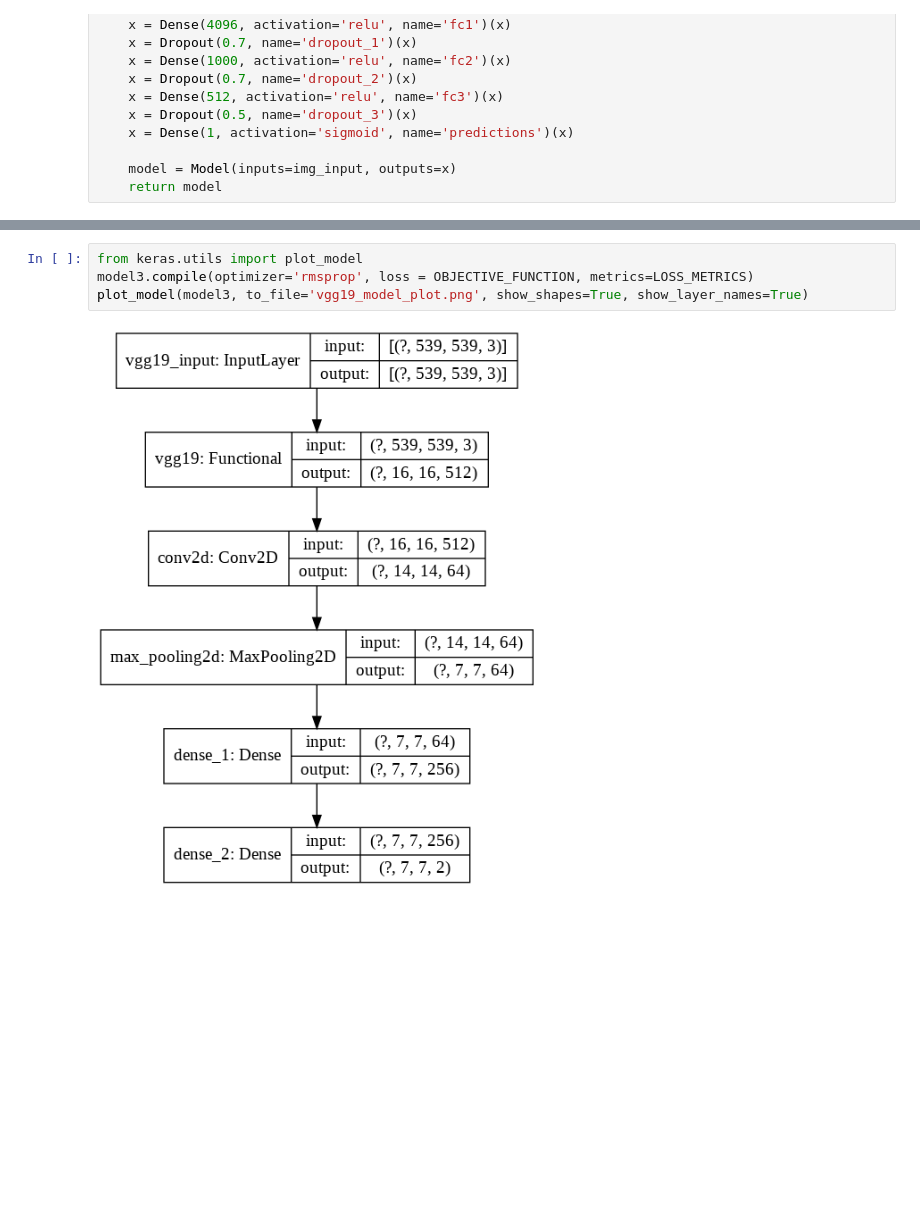
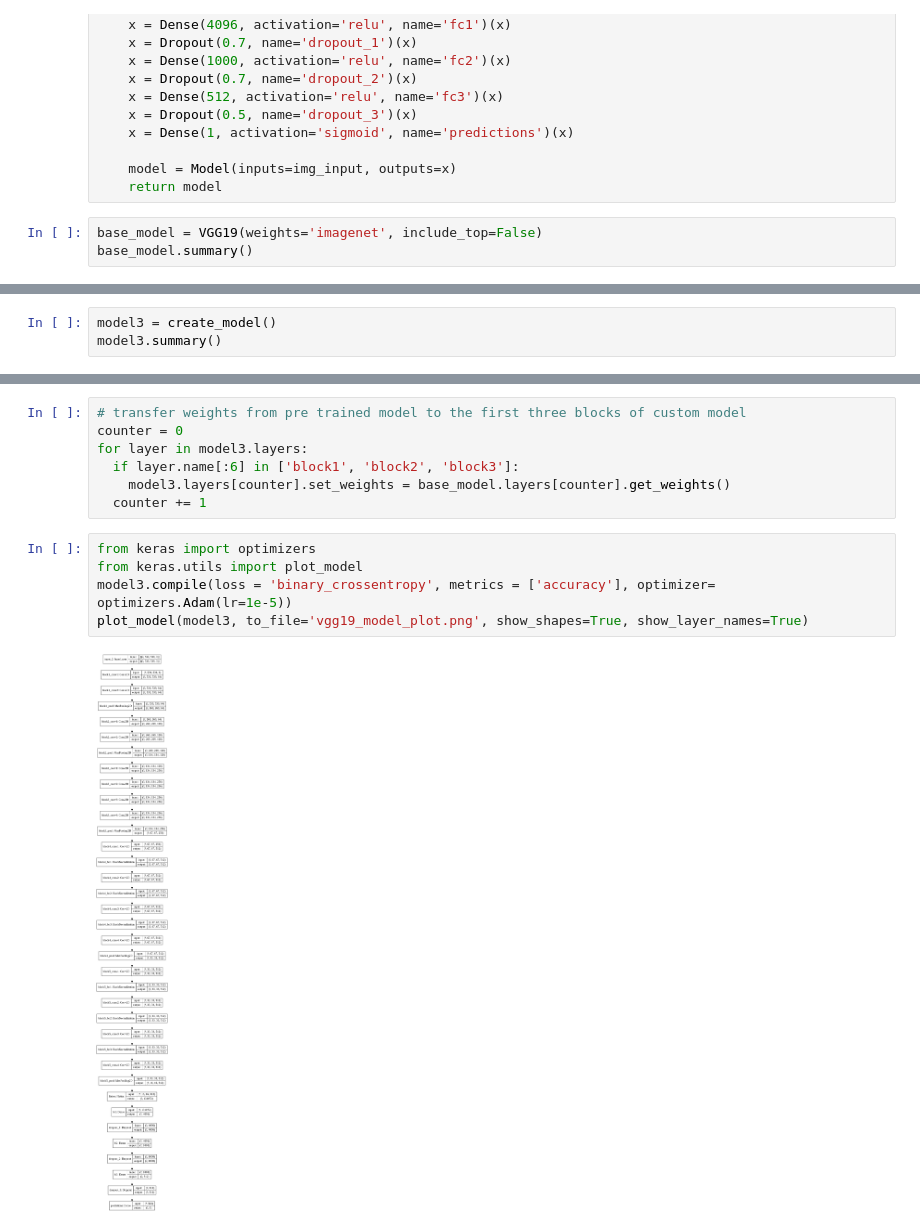
Before and after one commit to Omer95/msc_project, a Jupyter notebook: omer_farooq_ahmed_qmul_msc_ai_project.ipynb, the cells around one changed output, grey strips where cells are left out. Cells and saved outputs as stored; diff of their text form; blank space fills up the shorter version.

```diff
--- a/omer_farooq_ahmed_qmul_msc_ai_project.ipynb
+++ b/omer_farooq_ahmed_qmul_msc_ai_project.ipynb
@@ -1011,3 +1014,6 @@ def create_model():
 
     model = Model(inputs=img_input, outputs=x)
     return model
+# %%
+base_model = VGG19(weights='imagenet', include_top=False)
+base_model.summary()
@@ -1013,0 +1038,3 @@ def create_model():
+# %%
+model3 = create_model()
+model3.summary()
@@ -1014,6 +1059,14 @@ def create_model():
+# %%
+# transfer weights from pre trained model to the first three blocks of custom model
+counter = 0
+for layer in model3.layers:
+  if layer.name[:6] in ['block1', 'block2', 'block3']:
+    model3.layers[counter].set_weights = base_model.layers[counter].get_weights()
+  counter += 1
 # %%
+from keras import optimizers
 from keras.utils import plot_model
-model3.compile(optimizer='rmsprop', loss = OBJECTIVE_FUNCTION, metrics=LOSS_METRICS)
+model3.compile(loss = 'binary_crossentropy', metrics = ['accuracy'], optimizer= optimizers.Adam(lr=1e-5))
 plot_model(model3, to_file='vgg19_model_plot.png', show_shapes=True, show_layer_names=True)
 # %% [output]
-[figure, old version]
+[figure, new version]
```
Also changed, not shown: parts of 61 cells of this notebook.
